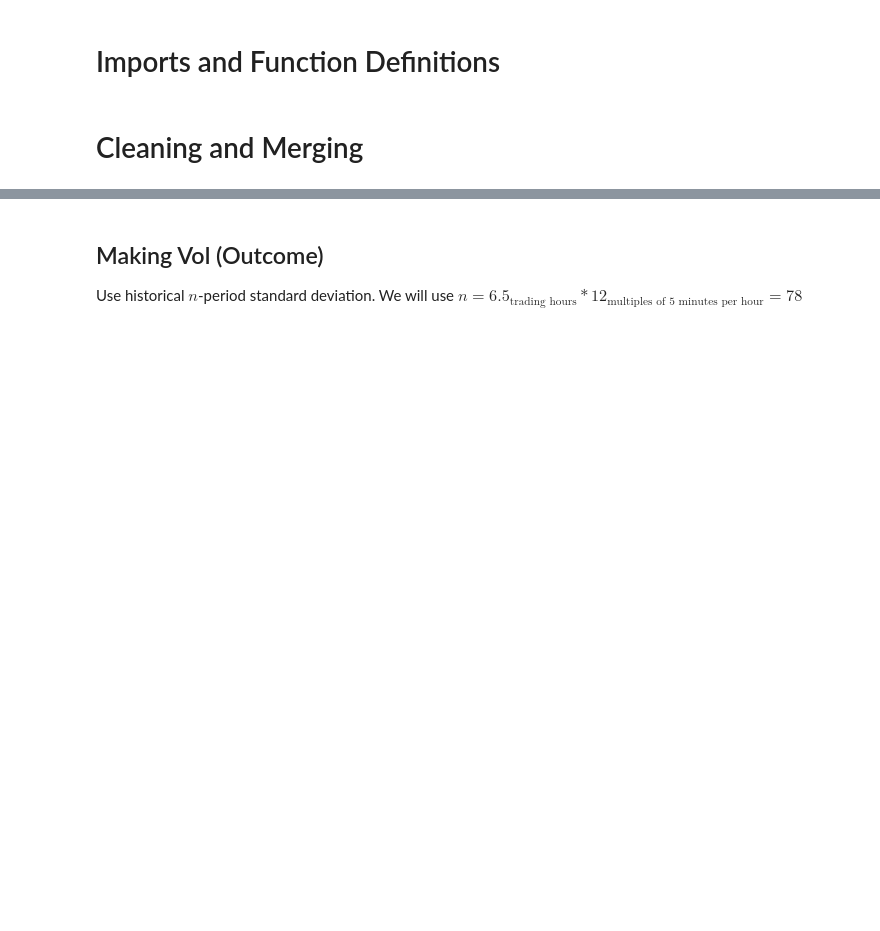
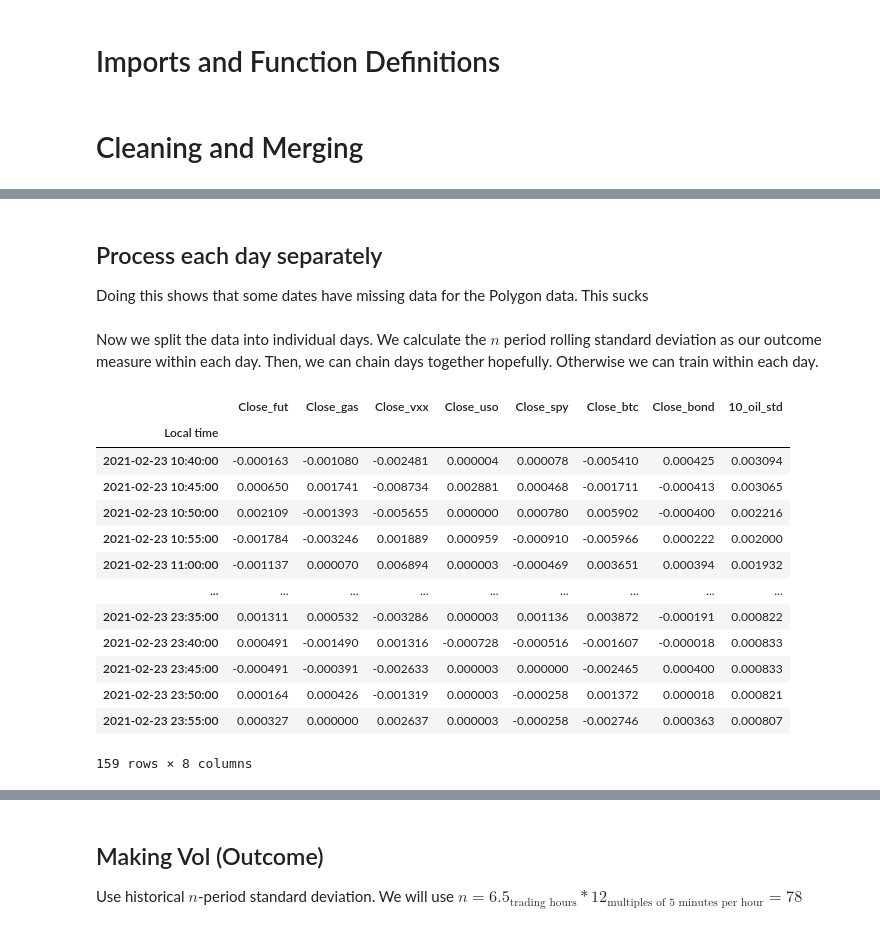
Before and after one commit to sorendunn/Forecasting-Realized-Volatility-for-Crude-Oil-Futures-with-High-Frequency-Data, a Jupyter notebook: Final Project.ipynb, the cells around one changed output, grey strips where cells are left out. Cells and saved outputs as stored; diff of their text form; code cells hidden in the pictures; blank space fills up the shorter version.

```diff
--- a/Final Project.ipynb
+++ b/Final Project.ipynb
@@ -147,0 +188,4 @@ rets[pd.to_datetime('2020-04-03 00:00:00+05:00'):pd.to_datetime('2020-04-07 00:0
+# %% [markdown]
+## Process each day separately
+
+Doing this shows that some dates have missing data for the Polygon data.  This sucks
@@ -147,0 +197,2 @@ rets[pd.to_datetime('2020-04-03 00:00:00+05:00'):pd.to_datetime('2020-04-07 00:0
+# %% [markdown]
+Now we split the data into individual days.  We calculate the $n$ period rolling standard deviation as our outcome measure within each day.  Then, we can chain days together hopefully.  Otherwise we can train within each day.
@@ -147,0 +209,17 @@ rets[pd.to_datetime('2020-04-03 00:00:00+05:00'):pd.to_datetime('2020-04-07 00:0
+# %%
+day_dict[dt.date(2021, 2, 23)][n:]
+# %% [output]
+|  | Close_fut | Close_gas | Close_vxx | Close_uso | Close_spy | Close_btc | Close_bond | 10_oil_std |
+| Local time |  |  |  |  |  |  |  |  |
+| 2021-02-23 10:40:00 | -0.000163 | -0.001080 | -0.002481 | 0.000004 | 0.000078 | -0.005410 | 0.000425 | 0.003094 |
+| 2021-02-23 10:45:00 | 0.000650 | 0.001741 | -0.008734 | 0.002881 | 0.000468 | -0.001711 | -0.000413 | 0.003065 |
+| 2021-02-23 10:50:00 | 0.002109 | -0.001393 | -0.005655 | 0.000000 | 0.000780 | 0.005902 | -0.000400 | 0.002216 |
+| 2021-02-23 10:55:00 | -0.001784 | -0.003246 | 0.001889 | 0.000959 | -0.000910 | -0.005966 | 0.000222 | 0.002000 |
+| 2021-02-23 11:00:00 | -0.001137 | 0.000070 | 0.006894 | 0.000003 | -0.000469 | 0.003651 | 0.000394 | 0.001932 |
+| ... | ... | ... | ... | ... | ... | ... | ... | ... |
+| 2021-02-23 23:35:00 | 0.001311 | 0.000532 | -0.003286 | 0.000003 | 0.001136 | 0.003872 | -0.000191 | 0.000822 |
+| 2021-02-23 23:40:00 | 0.000491 | -0.001490 | 0.001316 | -0.000728 | -0.000516 | -0.001607 | -0.000018 | 0.000833 |
+| 2021-02-23 23:45:00 | -0.000491 | -0.000391 | -0.002633 | 0.000003 | 0.000000 | -0.002465 | 0.000400 | 0.000833 |
+| 2021-02-23 23:50:00 | 0.000164 | 0.000426 | -0.001319 | 0.000003 | -0.000258 | 0.001372 | 0.000018 | 0.000821 |
+| 2021-02-23 23:55:00 | 0.000327 | 0.000000 | 0.002637 | 0.000003 | -0.000258 | -0.002746 | 0.000363 | 0.000807 |
+159 rows × 8 columns
```
Also changed, not shown: parts of 44 cells of this notebook.
